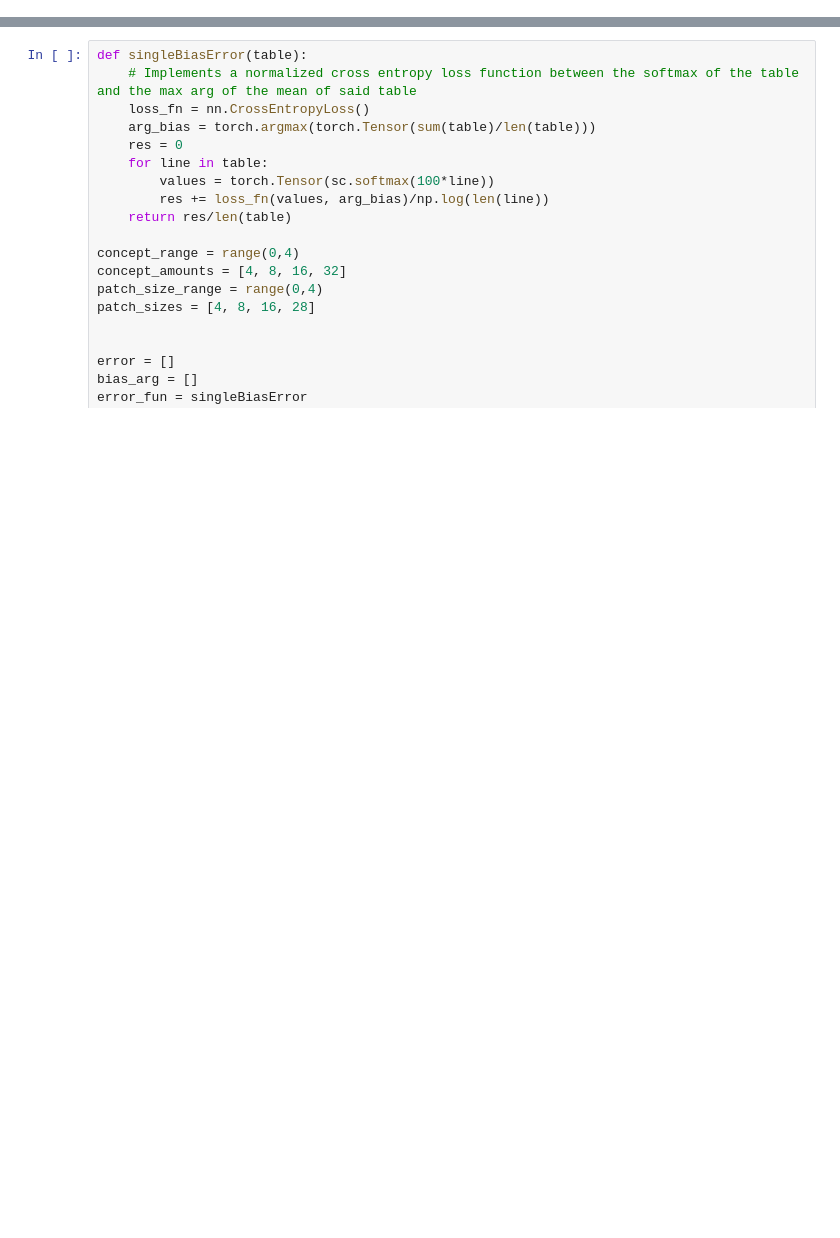
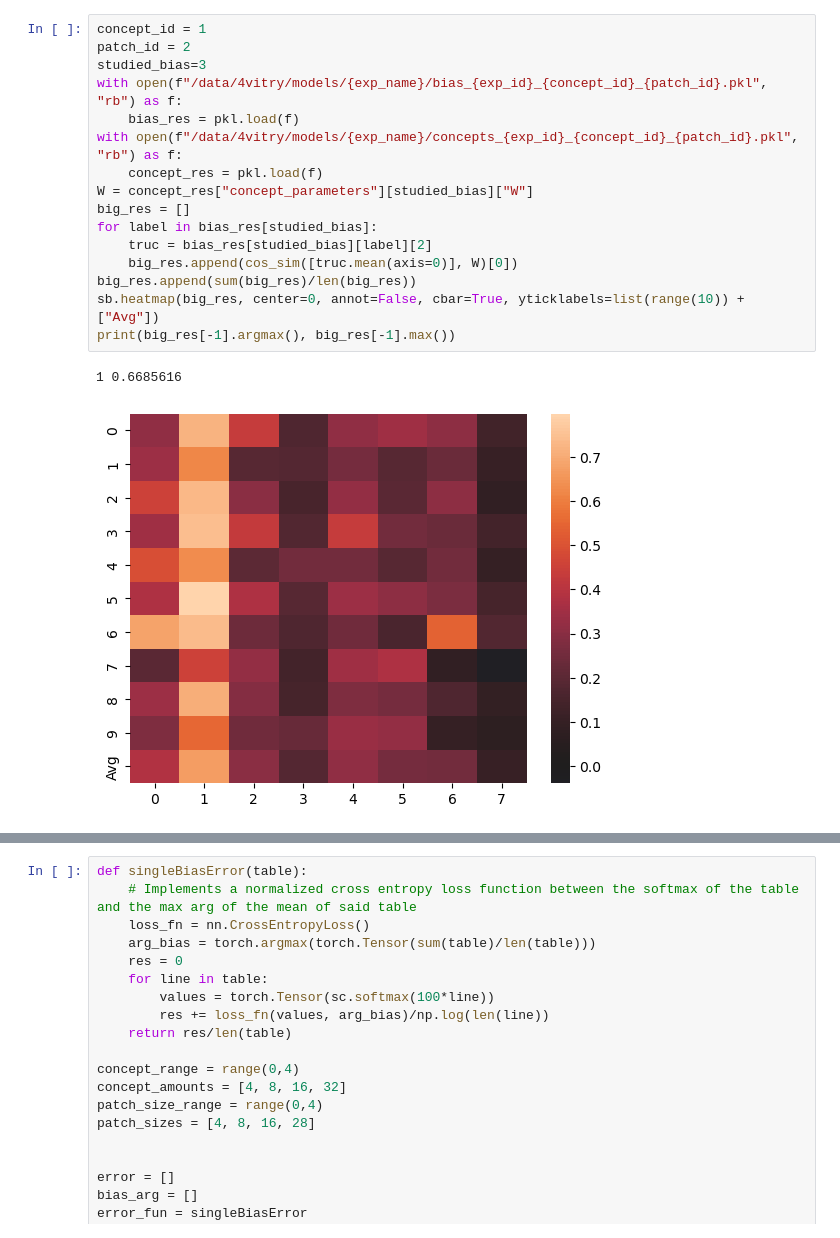
Before and after one commit to vitryt/label-free-bias-identification, a Jupyter notebook: data_recovery.ipynb, the cells around one changed output, grey strips where cells are left out. Saved outputs shown, nothing was run; the diff lists cells and outputs as text; blank space fills up the shorter version.

```diff
--- a/data_recovery.ipynb
+++ b/data_recovery.ipynb
@@ -94,0 +191,19 @@ for index, concept_id in enumerate(concept_range):
+# %%
+concept_id = 1
+patch_id = 2
+studied_bias=3
+with open(f"/data/4vitry/models/{exp_name}/bias_{exp_id}_{concept_id}_{patch_id}.pkl", "rb") as f:
+    bias_res = pkl.load(f)
+with open(f"/data/4vitry/models/{exp_name}/concepts_{exp_id}_{concept_id}_{patch_id}.pkl", "rb") as f:
+    concept_res = pkl.load(f)
+W = concept_res["concept_parameters"][studied_bias]["W"]
+big_res = []
+for label in bias_res[studied_bias]:
+    truc = bias_res[studied_bias][label][2]
+    big_res.append(cos_sim([truc.mean(axis=0)], W)[0])
+big_res.append(sum(big_res)/len(big_res))
+sb.heatmap(big_res, center=0, annot=False, cbar=True, yticklabels=list(range(10)) + ["Avg"])
+print(big_res[-1].argmax(), big_res[-1].max())
+# %% [output]
+1 0.6685616
+[figure, added]
```
Also changed, not shown: parts of 11 cells of this notebook, 11 other files.
